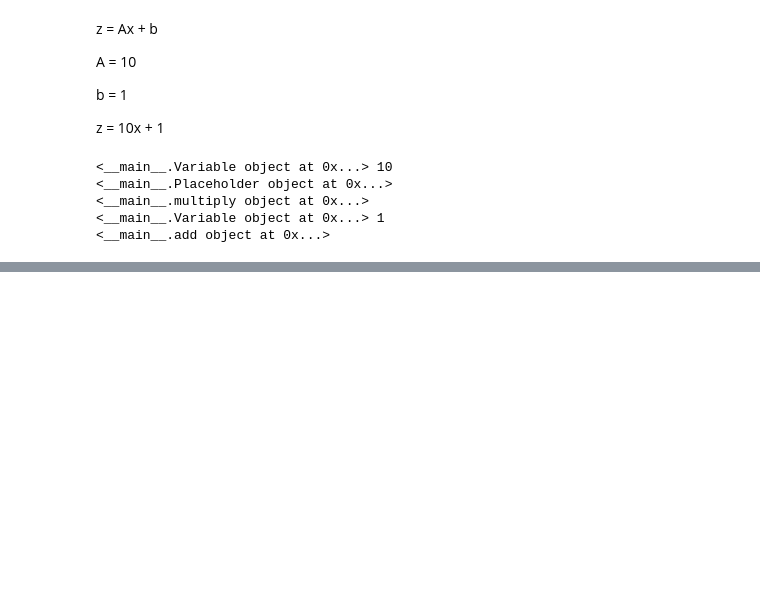
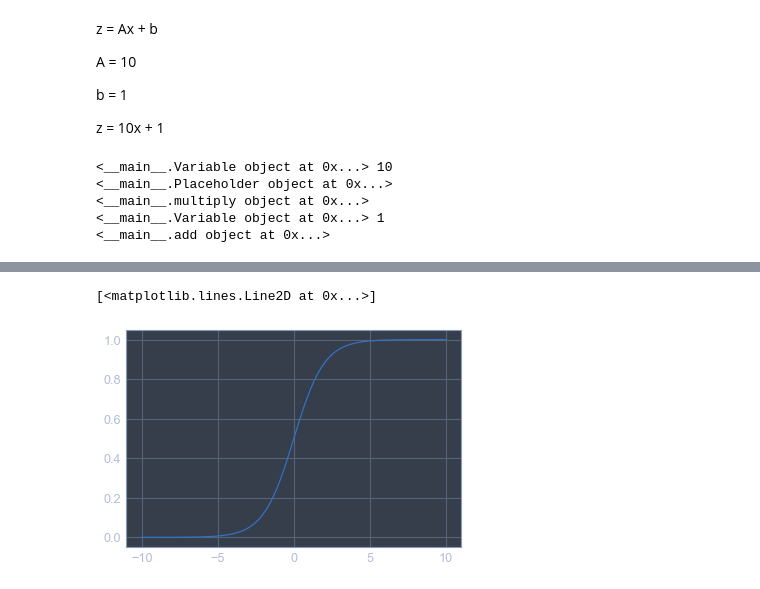
Before and after one commit to p-gonzo/python_data_science, a Jupyter notebook: notebooks/manual_neural_network.ipynb, the cells around one changed output, grey strips where cells are left out. Cells and saved outputs as stored; diff of their text form; code cells hidden in the pictures; blank space fills up the shorter version.

```diff
--- a/notebooks/manual_neural_network.ipynb
+++ b/notebooks/manual_neural_network.ipynb
@@ -145,0 +138,14 @@ b.output
+# %%
+g = Graph()
+g.set_as_default()
+
+A = Variable([[10, 20],[30,40]])
+b = Variable([1,1])
+
+x = Placeholder()
+
+y = matmul(A,x)
+z = add(y,b)
+# %%
+Sess = Session()
+sess.run(z, {x:10})
@@ -145,0 +160,10 @@ b.output
+# %%
+def sigmoid(z):
+    return 1 / (1 + np.exp(-z))
+# %%
+sample_z = np.linspace(-10, 10, 100)
+sample_a = sigmoid(sample_z)
+plt.plot(sample_z, sample_a)
+# %% [output]
+[<matplotlib.lines.Line2D at 0x...>]
+[figure, added]
```
Also changed, not shown: parts of 31 cells of this notebook, 3 other files.
